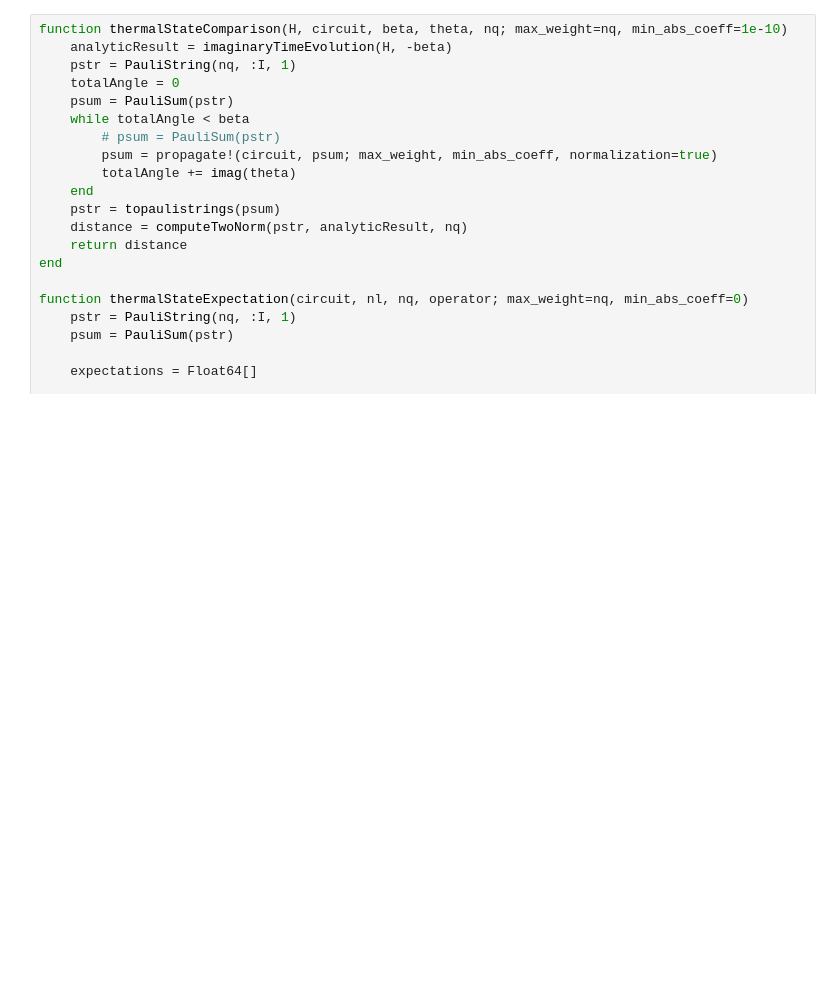
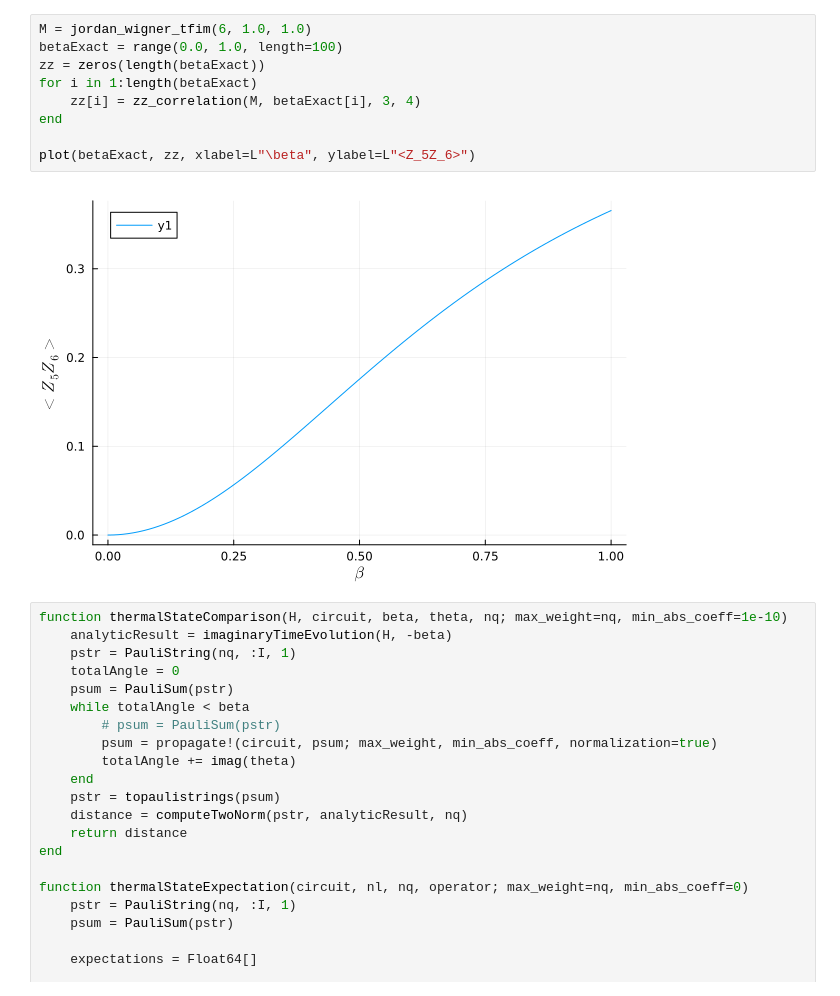
Before and after one commit to wrightjandrew/ImaginaryTimeEvolutionPauliPropagation, a Jupyter notebook: imaginaryTimeEvolution/tests2.ipynb, the cells around one changed output. Cells and saved outputs as stored; diff of their text form; blank space fills up the shorter version.

```diff
--- a/imaginaryTimeEvolution/tests2.ipynb
+++ b/imaginaryTimeEvolution/tests2.ipynb
@@ -8,3 +74,14 @@ using ProgressMeter
+# %%
+M = jordan_wigner_tfim(6, 1.0, 1.0)
+betaExact = range(0.0, 1.0, length=100)
+zz = zeros(length(betaExact))
+for i in 1:length(betaExact)
+    zz[i] = zz_correlation(M, betaExact[i], 3, 4)
+end
+
+plot(betaExact, zz, xlabel=L"\beta", ylabel=L"<Z_5Z_6>")
+# %% [output]
+[figure, added]
 # %%
 function thermalStateComparison(H, circuit, beta, theta, nq; max_weight=nq, min_abs_coeff=1e-10)
     analyticResult = imaginaryTimeEvolution(H, -beta)
```
Also changed, not shown: parts of 8 cells of this notebook, 2 other files.
